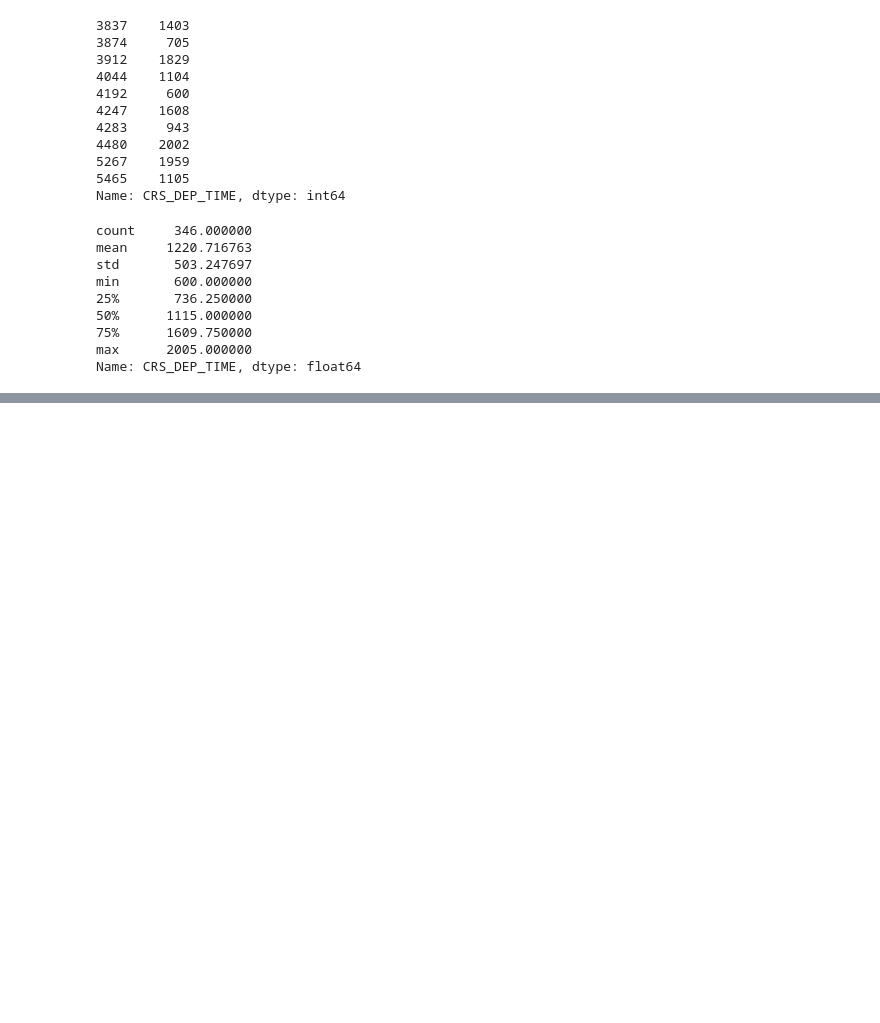
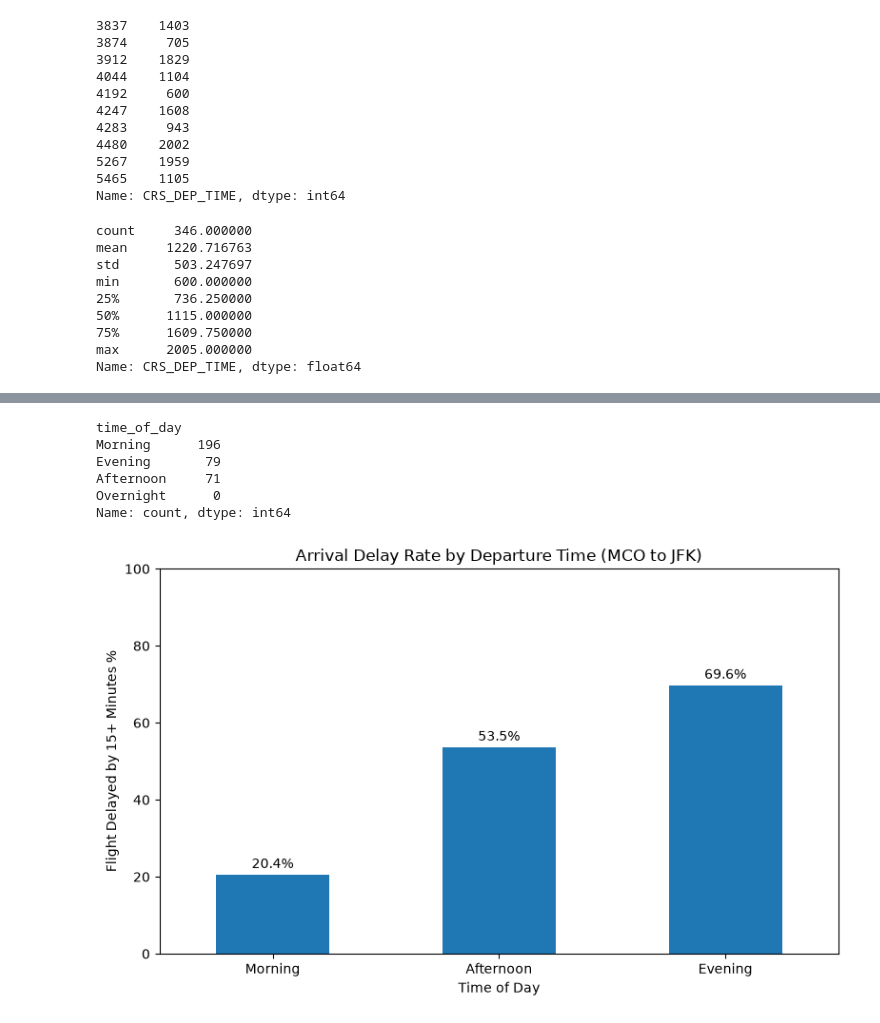
Before and after one commit to denibeni31/airline-value-analysis, a Jupyter notebook: pynotebooks/flight_analysis.ipynb, the cells around one changed output, grey strips where cells are left out. Cells and saved outputs as stored; diff of their text form; code cells hidden in the pictures; blank space fills up the shorter version.

Commit message:
Add departure-time standardization analysis

```diff
--- a/pynotebooks/flight_analysis.ipynb
+++ b/pynotebooks/flight_analysis.ipynb
@@ -387,0 +380,6 @@ Name: CRS_DEP_TIME, dtype: float64
+# %%
+df["departure_hour"] = df["CRS_DEP_TIME"] // 100
+
+mco_jfk_completed["departure_hour"] = mco_jfk_completed["CRS_DEP_TIME"] // 100
+
+df[["CRS_DEP_TIME", "departure_hour"]].head(10)
@@ -387,0 +398,37 @@ Name: CRS_DEP_TIME, dtype: float64
+# %%
+mco_jfk_completed["departure_hour"].value_counts().sort_index()
+
+mco_jfk_completed["time_of_day"] = pd.cut(
+    mco_jfk_completed["departure_hour"],
+    bins = [-1, 5, 11, 17, 23],
+    labels= ["Overnight", "Morning", "Afternoon", "Evening"]
+
+)
+
+mco_jfk_completed["time_of_day"].value_counts()
+# %% [output]
+time_of_day
+Morning      196
+Evening       79
+Afternoon     71
+Overnight      0
+Name: count, dtype: int64
+# %%
+delay_by_time = mco_jfk_completed.groupby("time_of_day", observed=True)["LATE_15"].mean() * 100
+
+import matplotlib.pyplot as plt
+
+ax = delay_by_time.plot(kind="bar", figsize=(8, 5))
+
+ax.set_title("Arrival Delay Rate by Departure Time (MCO to JFK)")
+ax.set_xlabel("Time of Day")
+ax.set_ylabel("Flight Delayed by 15+ Minutes %")
+
+ax.tick_params(axis="x", rotation=0)
+ax.set_ylim(0, 100)
+ax.bar_label(ax.containers[0], fmt="%.1f%%", padding=3)
+
+plt.tight_layout()
+plt.show()
+# %% [output]
+[figure, added]
```
Also changed, not shown: parts of 10 cells of this notebook.
